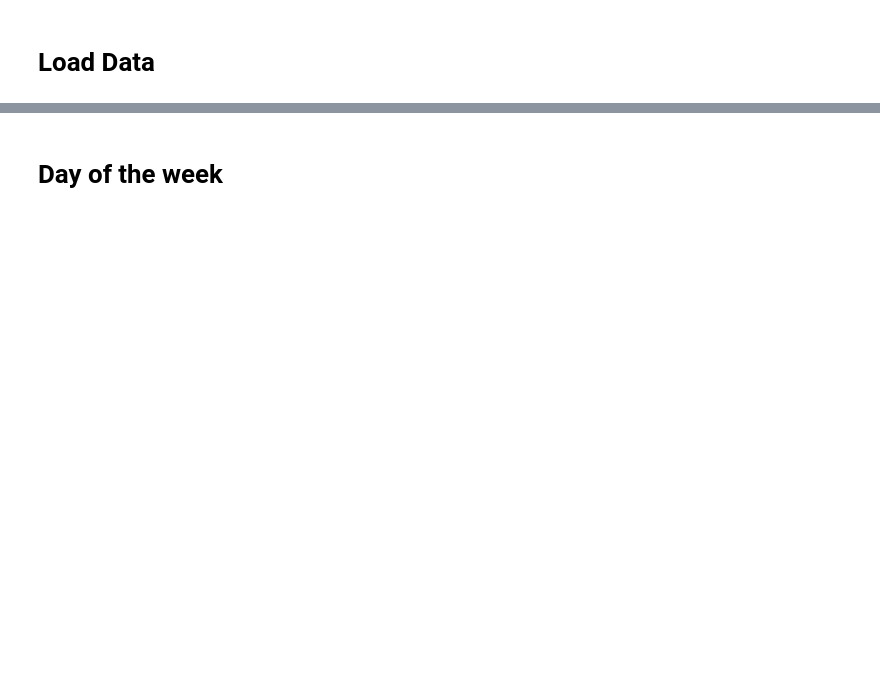
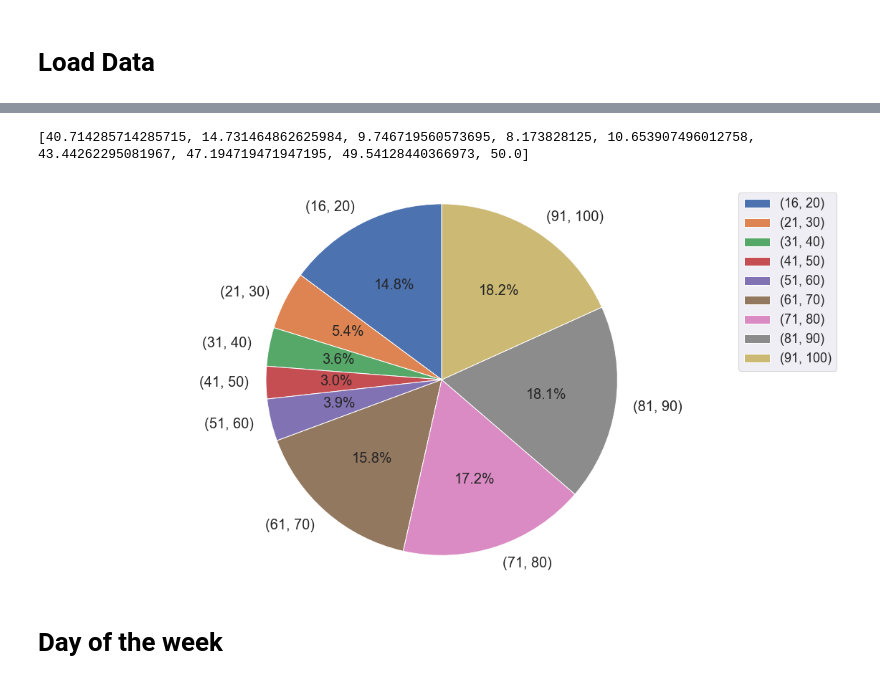
Before and after one commit to sepehrfrgh/ece143_direct_marketing, a Jupyter notebook: time_analysis.ipynb, the cells around one changed output, grey strips where cells are left out. Cells and saved outputs as stored; diff of their text form; code cells hidden in the pictures; blank space fills up the shorter version.

```diff
--- a/time_analysis.ipynb
+++ b/time_analysis.ipynb
@@ -23,2 +57,17 @@ my_ta = ta.TimeAnalysis(config.bank_additional_train_path)
+# %%
+# Data to plot
+values_prob = ta.get_age_prob_success(myList)
+print(values_prob)
+fig1, ax1 = plt.subplots()
+ax1.pie(values_prob, labels=labels, autopct='%1.1f%%',shadow=False, startangle=90, textprops={'fontsize': 20})
+plt.rcParams['font.size'] = 15.0
+
+ax1.axis('equal')  # Equal aspect ratio ensures that pie is drawn as a circle.
+ax1.legend(fontsize= 'large')
+plt.savefig('age_pie.png')
+plt.show()
+# %% [output]
+[40.714285714285715, 14.731464862625984, 9.746719560573695, 8.173828125, 10.653907496012758, 43.44262295081967, 47.194719471947195, 49.54128440366973, 50.0]
+[figure, added]
 # %% [markdown]
 # Day of the week
```
Also changed, not shown: parts of 15 cells of this notebook, 1 other file.
